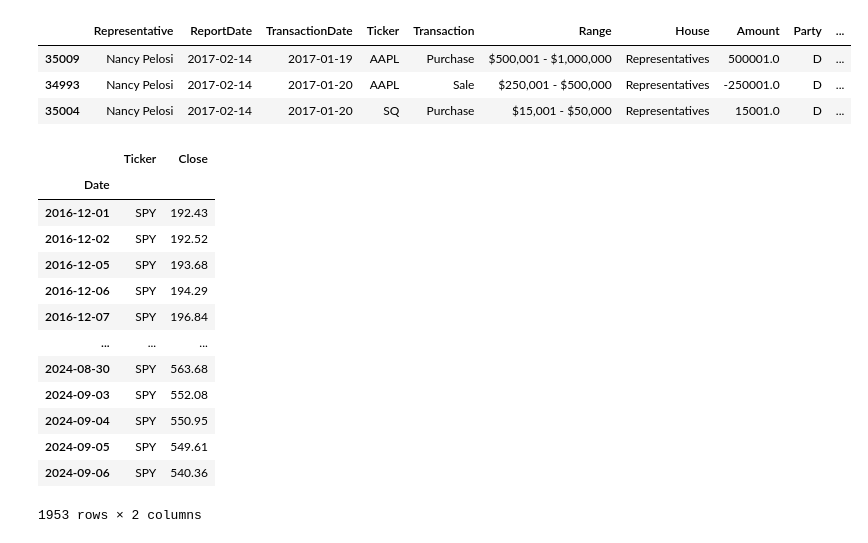
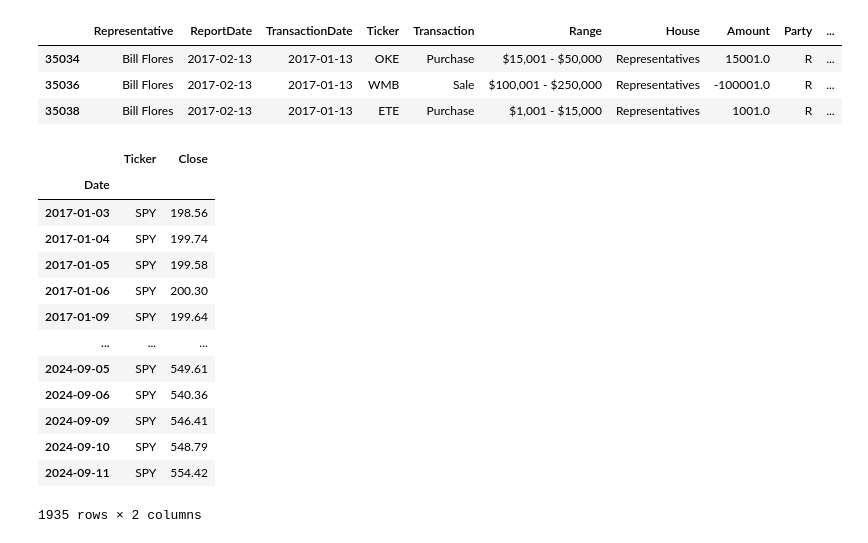
Before and after one commit to JeffersonWu25/politician-copy-trading, a Jupyter notebook: copy_trading.ipynb, the cells around one changed output. Saved outputs shown, nothing was run; the diff lists cells and outputs as text; code cells hidden in the pictures.

```diff
--- a/copy_trading.ipynb
+++ b/copy_trading.ipynb
@@ -9,7 +9,7 @@ from collections import defaultdict
 #global variables
 renamed_stocks = {"FB": "META"}
 failed_downloads = []
-cutoff_date = pd.to_datetime('2016-12-01')
+cutoff_date = pd.to_datetime('2017-01-01')
 
 #Clean dataframe
 df = pd.read_csv("congress_trades.csv")
@@ -24,13 +24,13 @@ df["Ticker"] = df["Ticker"].replace(renamed_stocks)
 df.sort_values("TransactionDate", ascending=True, inplace=True)
 # %%
 #partition dataframe
-portfolio = df.loc[(df["Representative"] == "Nancy Pelosi")]
+portfolio = df.loc[(df["Representative"] == "Bill Flores")]
 portfolio.head(3)
 # %% [output]
 |  | Representative | ReportDate | TransactionDate | Ticker | Transaction | Range | House | Amount | Party | ... |
-| 35009 | Nancy Pelosi | 2017-02-14 | 2017-01-19 | AAPL | Purchase | $500,001 - $1,000,000 | Representatives | 500001.0 | D | ... |
-| 34993 | Nancy Pelosi | 2017-02-14 | 2017-01-20 | AAPL | Sale | $250,001 - $500,000 | Representatives | -250001.0 | D | ... |
-| 35004 | Nancy Pelosi | 2017-02-14 | 2017-01-20 | SQ | Purchase | $15,001 - $50,000 | Representatives | 15001.0 | D | ... |
+| 35034 | Bill Flores | 2017-02-13 | 2017-01-13 | OKE | Purchase | $15,001 - $50,000 | Representatives | 15001.0 | R | ... |
+| 35036 | Bill Flores | 2017-02-13 | 2017-01-13 | WMB | Sale | $100,001 - $250,000 | Representatives | -100001.0 | R | ... |
+| 35038 | Bill Flores | 2017-02-13 | 2017-01-13 | ETE | Purchase | $1,001 - $15,000 | Representatives | 1001.0 | R | ... |
 # %%
 #Download and store SPY stock data
 end_date = datetime.today().strftime('%Y-%m-%d')
@@ -41,18 +41,18 @@ stock_data
 # %% [output]
 |  | Ticker | Close |
 | Date |  |  |
-| 2016-12-01 | SPY | 192.43 |
-| 2016-12-02 | SPY | 192.52 |
-| 2016-12-05 | SPY | 193.68 |
-| 2016-12-06 | SPY | 194.29 |
-| 2016-12-07 | SPY | 196.84 |
+| 2017-01-03 | SPY | 198.56 |
+| 2017-01-04 | SPY | 199.74 |
+| 2017-01-05 | SPY | 199.58 |
+| 2017-01-06 | SPY | 200.30 |
+| 2017-01-09 | SPY | 199.64 |
 | ... | ... | ... |
-| 2024-08-30 | SPY | 563.68 |
-| 2024-09-03 | SPY | 552.08 |
-| 2024-09-04 | SPY | 550.95 |
 | 2024-09-05 | SPY | 549.61 |
 | 2024-09-06 | SPY | 540.36 |
+| 2024-09-09 | SPY | 546.41 |
+| 2024-09-10 | SPY | 548.79 |
+| 2024-09-11 | SPY | 554.42 |
-1953 rows × 2 columns
+1935 rows × 2 columns
 # %%
 #Download and store AAPL and DIS stock data
 tickers = portfolio["Ticker"].unique().tolist()
```
Also changed, not shown: parts of 13 cells of this notebook.
